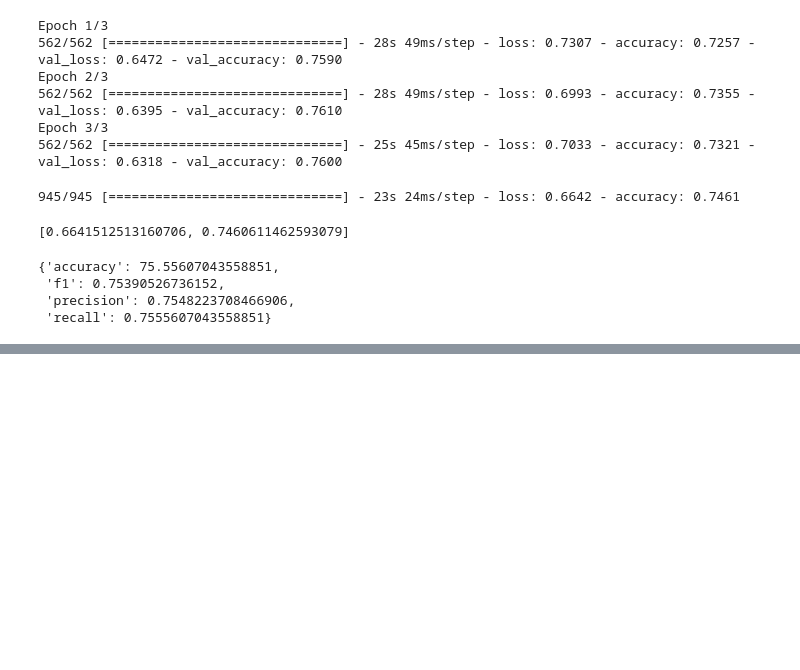
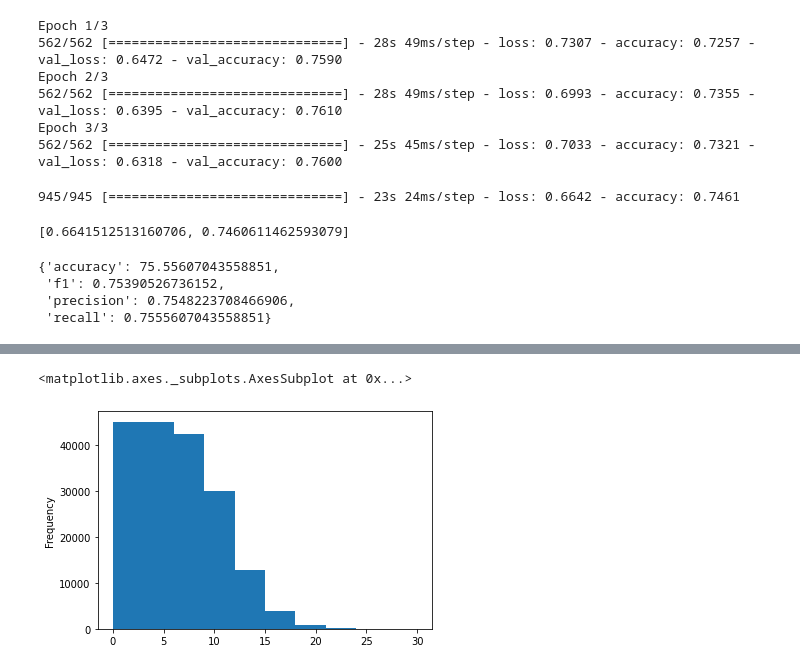
Before and after one commit to artms-18/ML-Projects, a Jupyter notebook: SkimLit.ipynb, the cells around one changed output, grey strips where cells are left out. Drawn from its saved outputs; the diff is of its cells as text; code cells hidden in the pictures; blank space fills up the shorter version.

```diff
--- a/SkimLit.ipynb
+++ b/SkimLit.ipynb
@@ -1030,0 +1069,7 @@ calculate_results(val_labels_encoded, model_4_preds)
+# %%
+# Chreck the dist
+
+train_df.line_number.plot.hist()
+# %% [output]
+<matplotlib.axes._subplots.AxesSubplot at 0x...>
+[figure, added]
```
Also changed, not shown: parts of 35 cells of this notebook.
